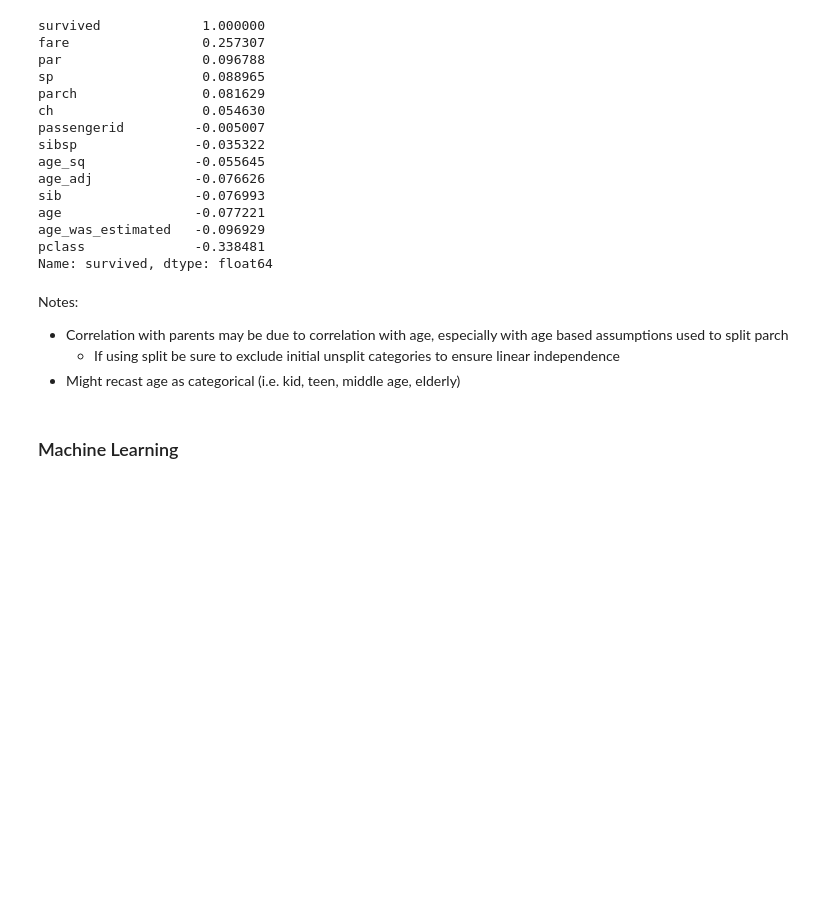
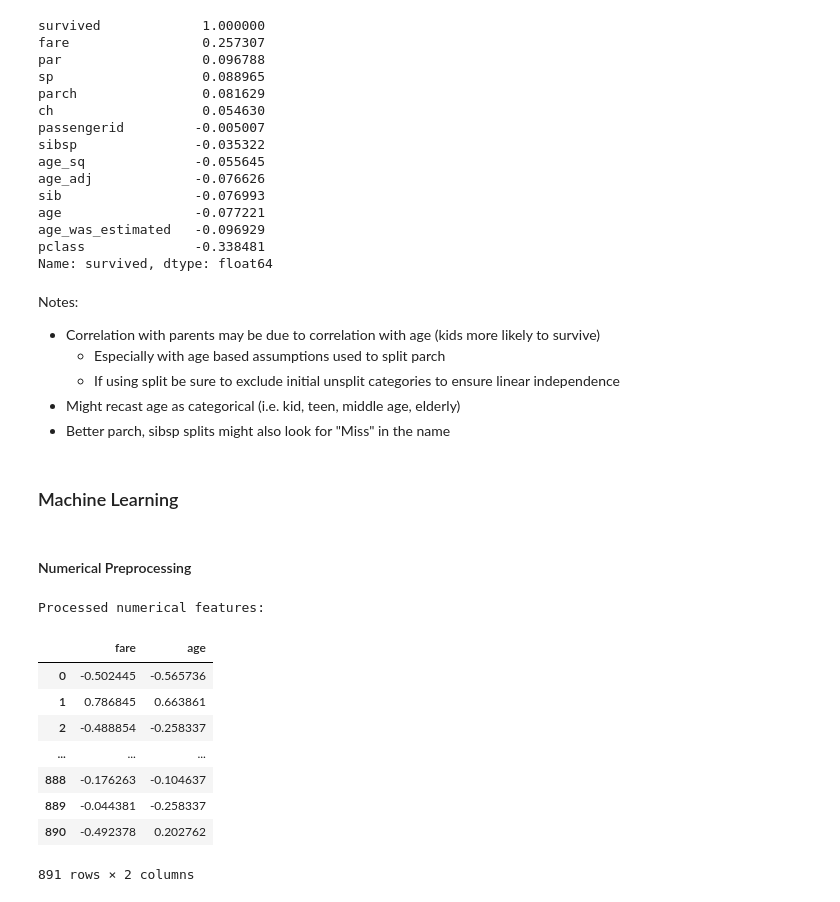
Before and after one commit to pmgasper/handson-ml, a Jupyter notebook: 03_ex3_titanic.ipynb, the cells around one changed output. Cells and saved outputs as stored; diff of their text form; code cells hidden in the pictures; blank space fills up the shorter version.

```diff
--- a/03_ex3_titanic.ipynb
+++ b/03_ex3_titanic.ipynb
@@ -289,8 +301,10 @@ pclass              -0.338481
 Name: survived, dtype: float64
 # %% [markdown]
 Notes:
-* Correlation with parents may be due to correlation with age, especially with age based assumptions used to split parch
+* Correlation with parents may be due to correlation with age (kids more likely to survive)
+  + Especially with age based assumptions used to split parch
   + If using split be sure to exclude initial unsplit categories to ensure linear independence
 * Might recast age as categorical (i.e. kid, teen, middle age, elderly)
+* Better parch, sibsp splits might also look for "Miss" in the name
 # %% [markdown]
 ### Machine Learning
@@ -305,0 +311,32 @@ num_trans = Pipeline([
+# %% [markdown]
+#### Numerical Preprocessing
+# %%
+# Numerical transformer pipeline
+#   Note: experimented with parch and sibsp features (see cells near end of
+#         notebook). There may be a way to make these useful, but leaving
+#         out for now
+
+num_features = ['fare', 'age']
+
+num_trans = Pipeline([
+    ('imputer', SimpleImputer(strategy='median')),
+    ('std_scaler', StandardScaler()),
+])
+
+num_prep = num_trans.fit_transform(data[num_features])
+num_prep_df = pd.DataFrame(num_prep,
+                           columns=num_features)
+
+print('Processed numerical features:')
+num_prep_df
+# %% [output]
+Processed numerical features:
+|  | fare | age |
+| 0 | -0.502445 | -0.565736 |
+| 1 | 0.786845 | 0.663861 |
+| 2 | -0.488854 | -0.258337 |
+| ... | ... | ... |
+| 888 | -0.176263 | -0.104637 |
+| 889 | -0.044381 | -0.258337 |
+| 890 | -0.492378 | 0.202762 |
+891 rows × 2 columns
```
Also changed, not shown: parts of 15 cells of this notebook.
